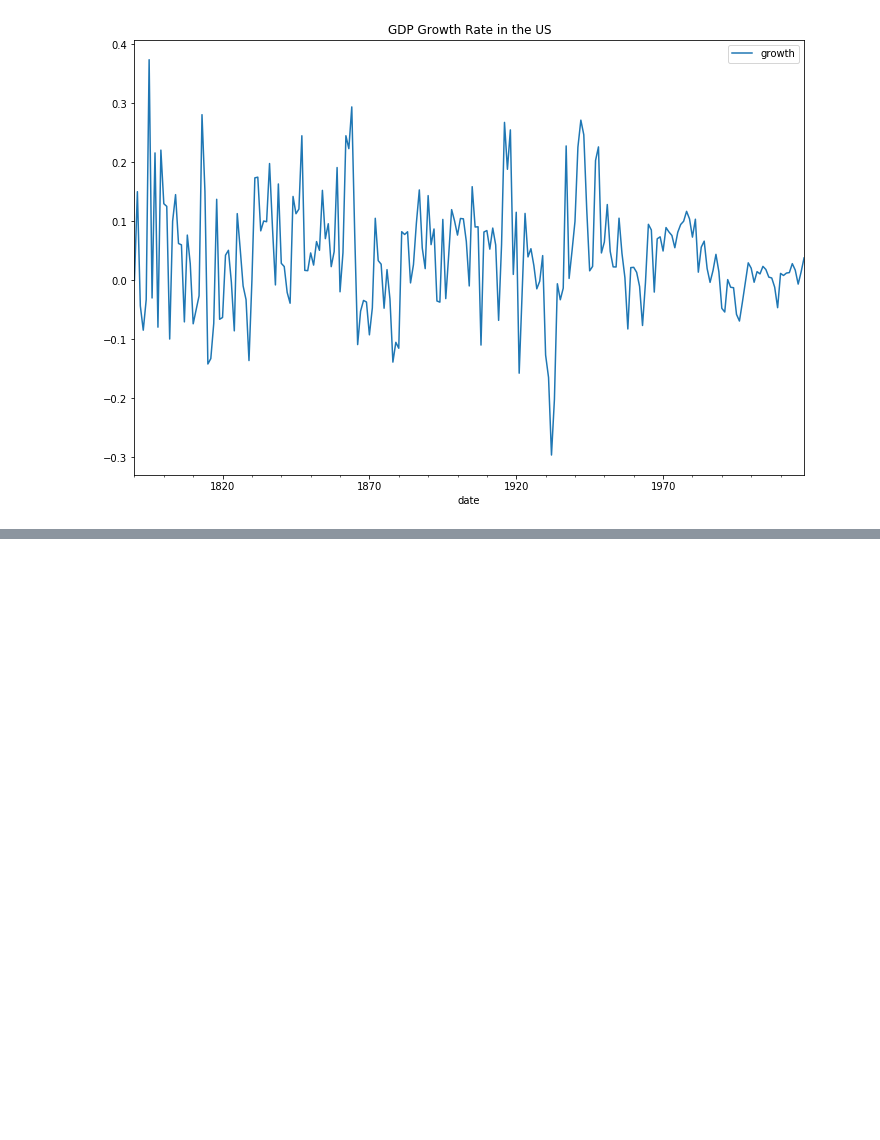
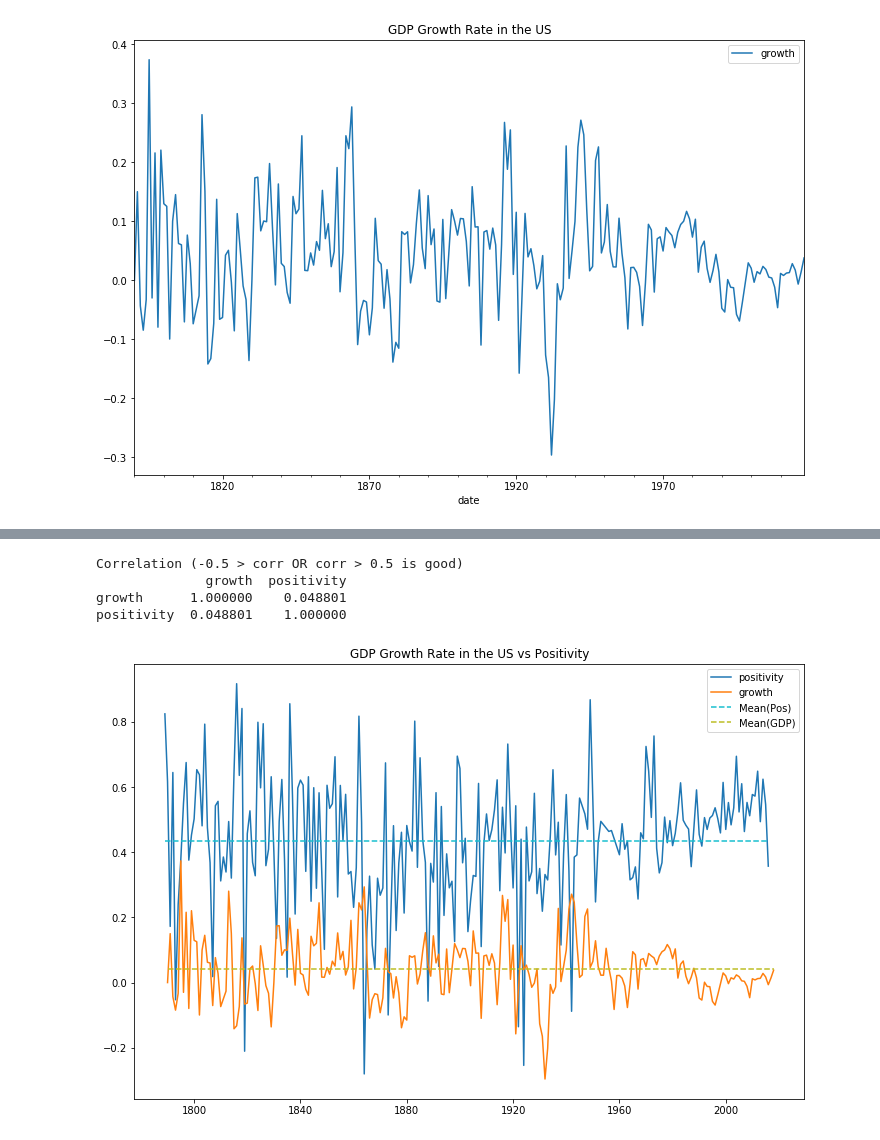
Before and after one commit to Surfincolin/positive-speak, a Jupyter notebook: PositiveSpeak.ipynb, the cells around one changed output, grey strips where cells are left out. Drawn from its saved outputs; the diff is of its cells as text; code cells hidden in the pictures; blank space fills up the shorter version.

```diff
--- a/PositiveSpeak.ipynb
+++ b/PositiveSpeak.ipynb
@@ -213,31 +120,35 @@ plt.show()
 # %%
 # positivity_df.sort_values(by=['positivity'])
-growth = gdp_df[['Year', 'growth']]
-growth = growth.rename(columns = {'Year':'date'})
+growth = gdp.gdp_data[['date', 'growth']]
 
 speech = positivity_df[['date', 'positivity']]
 speech = speech.groupby(speech.date.dt.year)['positivity'].mean().reset_index()
-speech['date'] = convert_year_int_to_date(speech['date'])
+speech['date'] = speech['date'].apply(GDPHelper.convert_year_int_to_date)
 
 both = growth.merge(speech)
 pos_mean = speech['positivity'].mean()
 gdp_mean = growth['growth'].mean()
-print(mean)
+# print(mean)
 def mean_it(item, i_mean):
     return item - i_mean
 
+print('Correlation (-0.5 > corr OR corr > 0.5 is good)')
 print(both.corr())
-# speech['positivity'] = speech['positivity'].apply(mean_it, args=(pos_mean,))
-# growth['growth'] = growth['growth'].apply(mean_it, args=(pos_mean,))
 
 y_pos_mean = [pos_mean]*len(speech['date'])
 y_gdp_mean = [gdp_mean]*len(growth['date'])
 
 plt.plot('date', 'positivity', data= speech.sort_values(by=['date']))
 plt.plot('date', 'growth', data=growth)
 plt.plot(speech['date'], y_pos_mean, label='Mean(Pos)', linestyle='--', color='C9')
 plt.plot(growth['date'], y_gdp_mean, label='Mean(GDP)', linestyle='--', color='C8')
 plt.title('GDP Growth Rate in the US vs Positivity')
 plt.legend()
 # plt.xlim([datetime.date(1850, 1, 1), datetime.date(1900, 12, 31)])
 plt.show()
+# %% [output]
+Correlation (-0.5 > corr OR corr > 0.5 is good)
+              growth  positivity
+growth      1.000000    0.048801
+positivity  0.048801    1.000000
+[figure, added]
```
Also changed, not shown: parts of 12 cells of this notebook, 4 other files.
